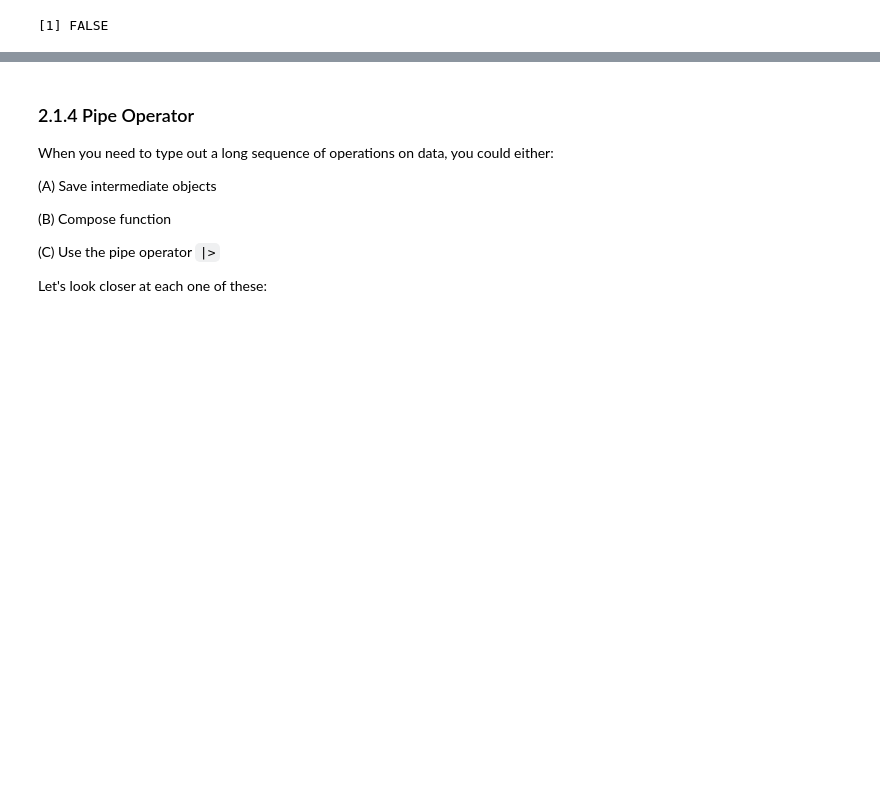
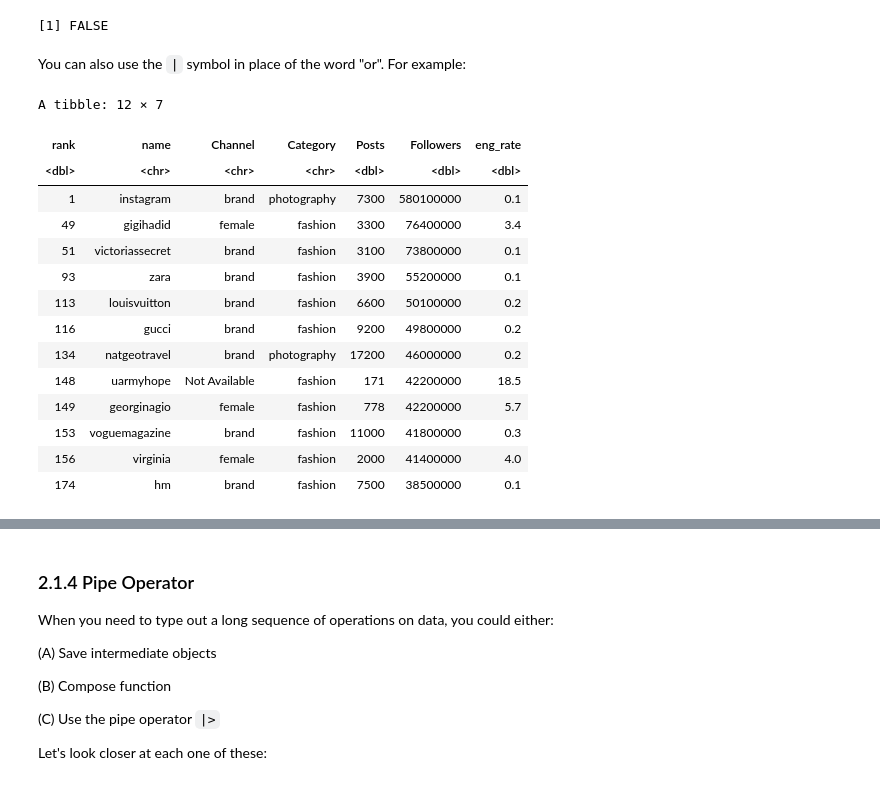
Before and after one commit to katieburak/girls-in-DS, a Jupyter notebook: docs/_sources/notes/day1.ipynb, the cells around one changed output, grey strips where cells are left out. Cells and saved outputs as stored; diff of their text form; code cells hidden in the pictures; blank space fills up the shorter version.

```diff
--- a/docs/_sources/notes/day1.ipynb
+++ b/docs/_sources/notes/day1.ipynb
@@ -594,3 +610,23 @@ a == "Waffles" # returns FALSE
 # %% [output]
 [1] TRUE
 [1] FALSE
+# %% [markdown]
+You can also use the `|` symbol in place of the word "or". For example:
+# %%
+filter(insta, Category == "photography" | Category == "fashion")
+# %% [output]
+A tibble: 12 × 7
+| rank | name | Channel | Category | Posts | Followers | eng_rate |
+| <dbl> | <chr> | <chr> | <chr> | <dbl> | <dbl> | <dbl> |
+| 1 | instagram | brand | photography | 7300 | 580100000 | 0.1 |
+| 49 | gigihadid | female | fashion | 3300 | 76400000 | 3.4 |
+| 51 | victoriassecret | brand | fashion | 3100 | 73800000 | 0.1 |
+| 93 | zara | brand | fashion | 3900 | 55200000 | 0.1 |
+| 113 | louisvuitton | brand | fashion | 6600 | 50100000 | 0.2 |
+| 116 | gucci | brand | fashion | 9200 | 49800000 | 0.2 |
+| 134 | natgeotravel | brand | photography | 17200 | 46000000 | 0.2 |
+| 148 | uarmyhope | Not Available | fashion | 171 | 42200000 | 18.5 |
+| 149 | georginagio | female | fashion | 778 | 42200000 | 5.7 |
+| 153 | voguemagazine | brand | fashion | 11000 | 41800000 | 0.3 |
+| 156 | virginia | female | fashion | 2000 | 41400000 | 4.0 |
+| 174 | hm | brand | fashion | 7500 | 38500000 | 0.1 |
```
Also changed, not shown: parts of 9 cells of this notebook, 33 other files.
